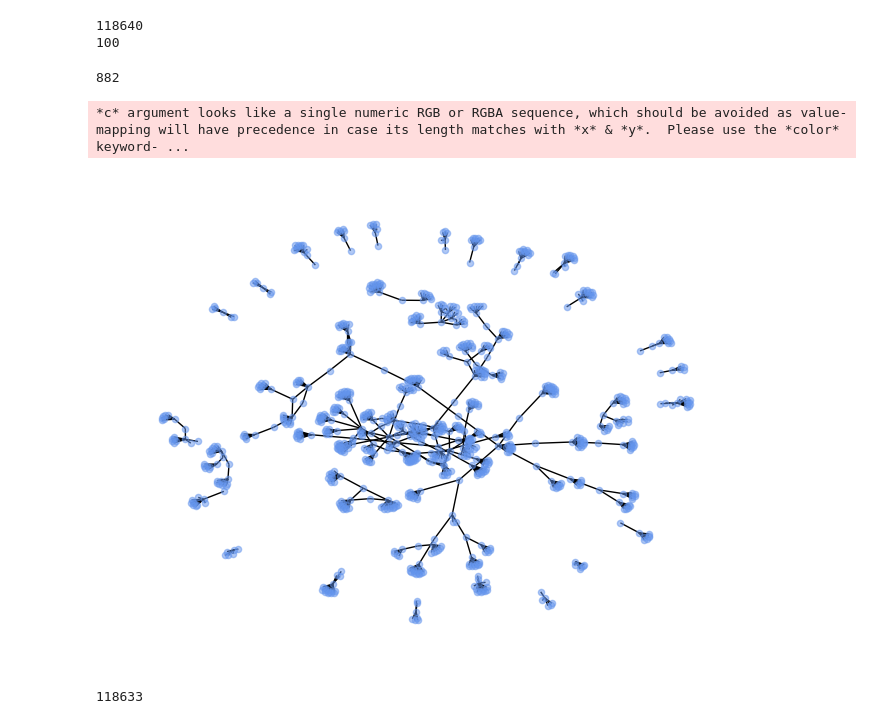
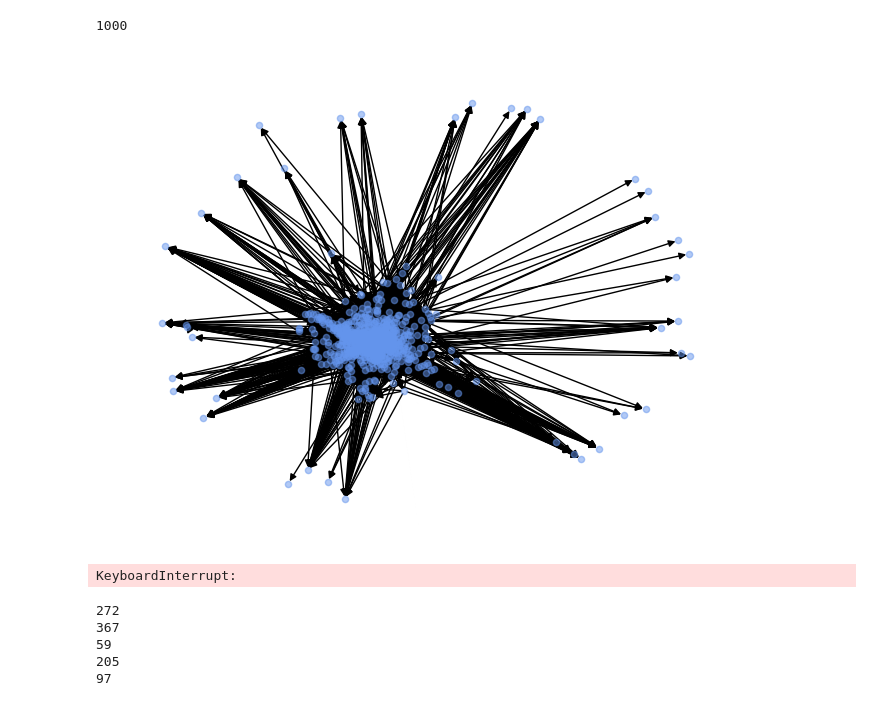
Before and after one commit to KevKoppa/CS4352-Final-Project, a Jupyter notebook: Project.ipynb, the cells around one changed output. Cells and saved outputs as stored; diff of their text form; code cells hidden in the pictures.

```diff
--- a/Project.ipynb
+++ b/Project.ipynb
@@ -64,48 +66,39 @@ print(len(shortened_dict))
-# %%
-# Alternative Sampling Method
-shortened_dict = {}
-follower_ub = 15
-follower_lb = 4
-sample_size = 100
-print(len(mydict2))
-i = 0
-for k, v in mydict2.items():
-    if len(v) > follower_ub or len(v) <= follower_lb: continue
-    if i >= sample_size: break
-    i += 1
-    shortened_dict[k] = v
-
-# shortened dict only takes first 20 people with between 5 and 15 friends
-print(len(shortened_dict))
-# %% [output]
-118640
-100
 # %%
 # Creating sample graph and drawing it
-followers_graph = nx.Graph()
+subset_followers_graph = nx.Graph()
 for k, v in shortened_dict.items():
     for neighbor in v:
-        followers_graph.add_edge(k, neighbor)
+        subset_followers_graph.add_edge(k, neighbor)
 
-print(followers_graph.number_of_nodes())
+print(subset_followers_graph.number_of_nodes())
 
 # Draw the graph
 # node
-nx.draw(followers_graph, with_labels=False, node_size=20, node_color=(0.392, 0.584, 0.929, 0.5))
+nx.draw(subset_followers_graph, with_labels=False, node_size=20, node_color=(0.392, 0.584, 0.929, 0.5))
 
 # Display the graph
 plt.show()
 # %% [output]
-882
+1000
-*c* argument looks like a single numeric RGB or RGBA sequence, which should be avoided as value-mapping will have precedence in case its length matches with *x* & *y*.  Please use the *color* keyword- ...
-[figure, old version]
+[figure, new version]
 # %%
 # Creating graph from entire dataset
-followers_graph = nx.Graph()
+full_followers_graph = nx.Graph()
 for k, v in mydict2.items():
     for neighbor in v:
-        followers_graph.add_edge(k, neighbor)
+        full_followers_graph.add_edge(k, neighbor)
 
-print(followers_graph.number_of_nodes())
+print(full_followers_graph.number_of_nodes())
 # %% [output]
-118633
+KeyboardInterrupt:
+# %%
+# clustering
+partitions = nx.community.louvain_communities(subset_followers_graph)
+for partition in partitions:
+    print(len(partition))
+# %% [output]
+272
+367
+59
+205
+97
```
Also changed, not shown: parts of 2 cells of this notebook.
